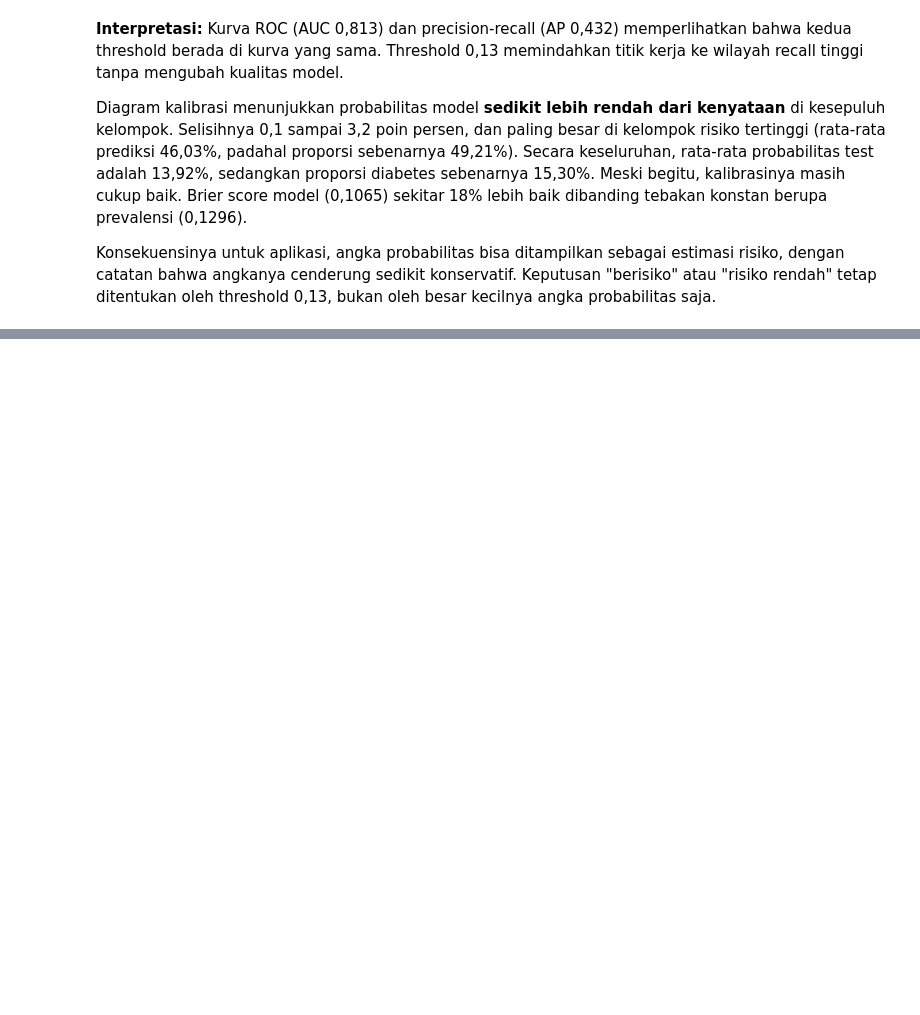
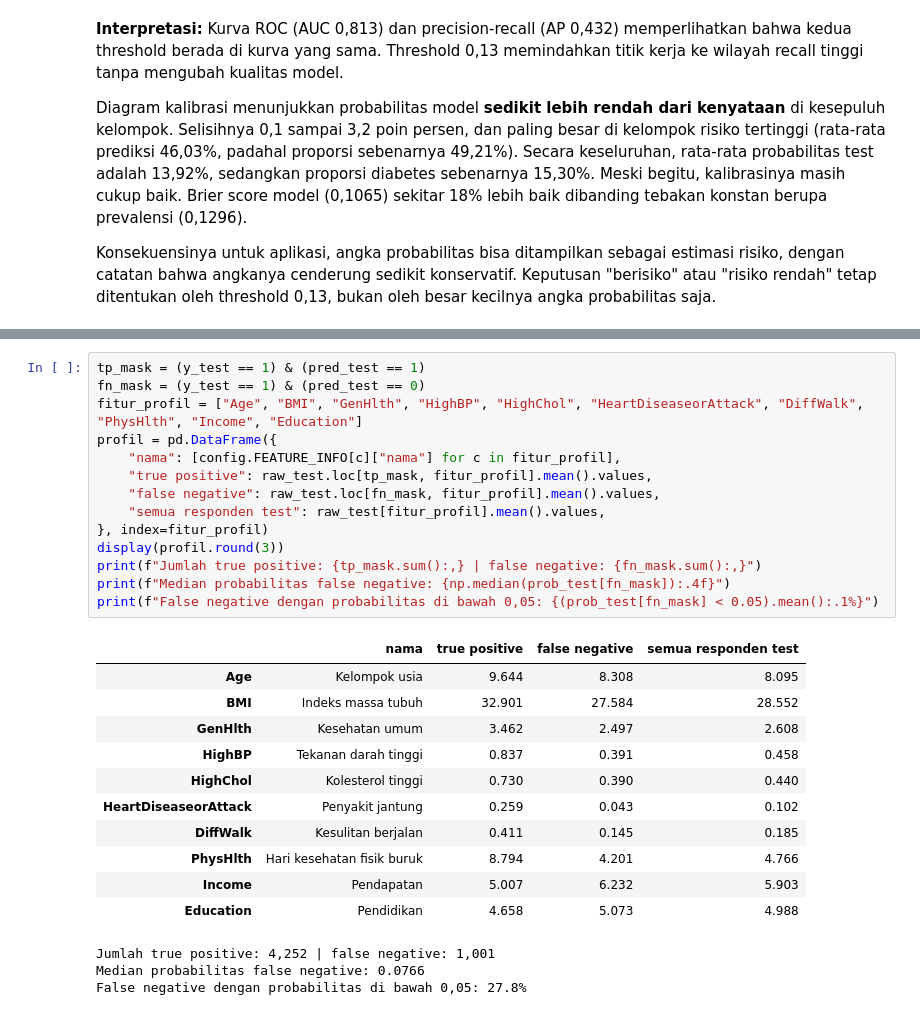
Before and after one commit to felix-malvin/mythos-diabetes-risk-mlp, a Jupyter notebook: notebooks/07_evaluasi_final.ipynb, the cells around one changed output, grey strips where cells are left out. Drawn from its saved outputs; the diff is of its cells as text; blank space fills up the shorter version.

```diff
--- a/notebooks/07_evaluasi_final.ipynb
+++ b/notebooks/07_evaluasi_final.ipynb
@@ -398,0 +548,29 @@ Konsekuensinya untuk aplikasi, angka probabilitas bisa ditampilkan sebagai estim
+# %%
+tp_mask = (y_test == 1) & (pred_test == 1)
+fn_mask = (y_test == 1) & (pred_test == 0)
+fitur_profil = ["Age", "BMI", "GenHlth", "HighBP", "HighChol", "HeartDiseaseorAttack", "DiffWalk", "PhysHlth", "Income", "Education"]
+profil = pd.DataFrame({
+    "nama": [config.FEATURE_INFO[c]["nama"] for c in fitur_profil],
+    "true positive": raw_test.loc[tp_mask, fitur_profil].mean().values,
+    "false negative": raw_test.loc[fn_mask, fitur_profil].mean().values,
+    "semua responden test": raw_test[fitur_profil].mean().values,
+}, index=fitur_profil)
+display(profil.round(3))
+print(f"Jumlah true positive: {tp_mask.sum():,} | false negative: {fn_mask.sum():,}")
+print(f"Median probabilitas false negative: {np.median(prob_test[fn_mask]):.4f}")
+print(f"False negative dengan probabilitas di bawah 0,05: {(prob_test[fn_mask] < 0.05).mean():.1%}")
+# %% [output]
+|  | nama | true positive | false negative | semua responden test |
+| Age | Kelompok usia | 9.644 | 8.308 | 8.095 |
+| BMI | Indeks massa tubuh | 32.901 | 27.584 | 28.552 |
+| GenHlth | Kesehatan umum | 3.462 | 2.497 | 2.608 |
+| HighBP | Tekanan darah tinggi | 0.837 | 0.391 | 0.458 |
+| HighChol | Kolesterol tinggi | 0.730 | 0.390 | 0.440 |
+| HeartDiseaseorAttack | Penyakit jantung | 0.259 | 0.043 | 0.102 |
+| DiffWalk | Kesulitan berjalan | 0.411 | 0.145 | 0.185 |
+| PhysHlth | Hari kesehatan fisik buruk | 8.794 | 4.201 | 4.766 |
+| Income | Pendapatan | 5.007 | 6.232 | 5.903 |
+| Education | Pendidikan | 4.658 | 5.073 | 4.988 |
+Jumlah true positive: 4,252 | false negative: 1,001
+Median probabilitas false negative: 0.0766
+False negative dengan probabilitas di bawah 0,05: 27.8%
```
Also changed, not shown: parts of 8 cells of this notebook, 4 other files.
